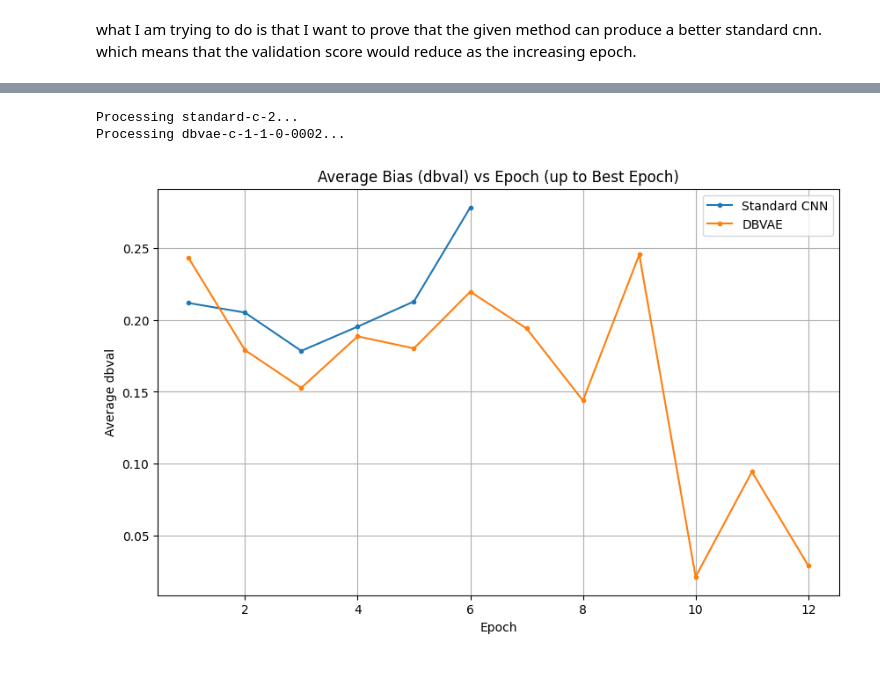
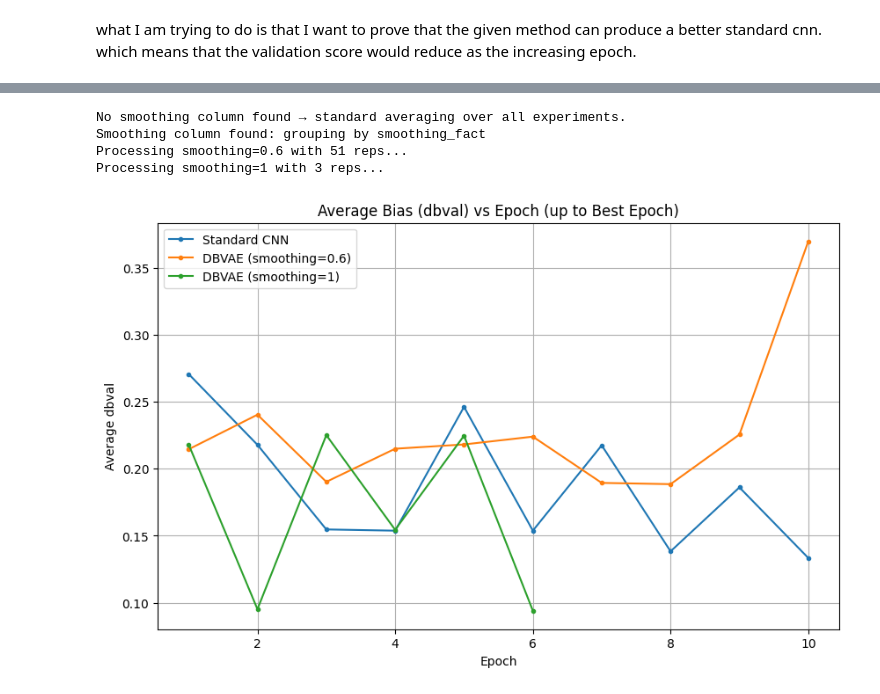
Before and after one commit to zhiyuan-95/db-vae, a Jupyter notebook: comet.ipynb, the cells around one changed output, grey strips where cells are left out. Drawn from its saved outputs; the diff is of its cells as text; code cells hidden in the pictures.

Commit message:
epoch average with different smoothing

```diff
--- a/comet.ipynb
+++ b/comet.ipynb
@@ -184,7 +184,7 @@ class comet():
     self.workspace = "zhiyuan-jin"
     self.model = model
     if model == 'standard':
-      self.projectName = "standard-c-2"
+      self.projectName = "standard-p-3"
       self.params = ['batch_size', 'learning_rate']
     elif model == 'debiasing':#dbvae-c-1-0-2-0-0002
       self.projectName = project_name(c)
@@ -311,5 +357,5 @@ def get_avg_dbval_history(model, metric):
 # %%
-measure = 'median'
+measure = 'max'
 standard = comet('standard', measure)
 # %%
 #c =(1,0.2,0.0002)
@@ -357,23 +384,35 @@ dbvae.plot_relation('loss_at_median','dbval_at_median')
 # %%
 # Calculate average trajectories at each epoch across the experiments
 metrix = 'dbval'
-std_traj = get_avg_dbval_history(standard, metrix)
-dbvae_traj = get_avg_dbval_history(dbvae, metrix)
+
+std_traj_dict = get_epoch_avg_history(standard, metrix)
+dbvae_traj_dict = get_epoch_avg_history(dbvae, metrix)
 
 # Plotting
 plt.figure(figsize=(10, 6))
+
+# --- Standard CNN: only one curve ---
+std_traj = std_traj_dict.get('all', pd.Series(dtype=float))
 if not std_traj.empty:
-    plt.plot(std_traj.index + 1, std_traj.values, label='Standard CNN', marker='.')
-if not dbvae_traj.empty:
-    plt.plot(dbvae_traj.index + 1, dbvae_traj.values, label='DBVAE', marker='.')
+    plt.plot(std_traj.index + 1, std_traj.values,
+             label='Standard CNN', marker='.')
+
+# --- DBVAE: curves for each smoothing_fact ---
+for sm_val, traj in dbvae_traj_dict.items():
+    if traj is None or traj.empty:
+        continue
+    plt.plot(traj.index + 1, traj.values,
+             label=f'DBVAE (smoothing={sm_val})', marker='.')
 
 plt.xlabel('Epoch')
 plt.ylabel(f'Average {metrix}')
 plt.title(f'Average Bias ({metrix}) vs Epoch (up to Best Epoch)')
 plt.legend()
 plt.grid(True)
 plt.show()
 # %% [output]
-Processing standard-c-2...
-Processing dbvae-c-1-1-0-0002...
+No smoothing column found → standard averaging over all experiments.
+Smoothing column found: grouping by smoothing_fact
+Processing smoothing=0.6 with 51 reps...
+Processing smoothing=1 with 3 reps...
-[figure, old version]
+[figure, new version]
```
Also changed, not shown: parts of 6 cells of this notebook.
